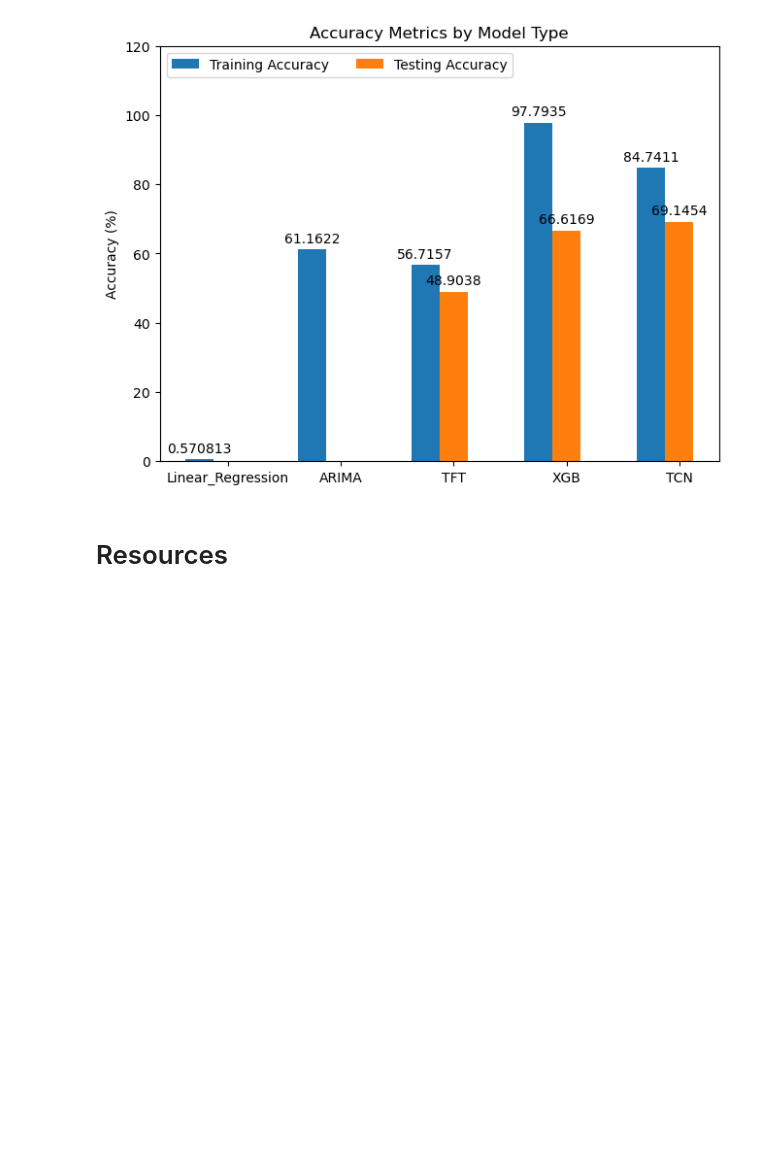
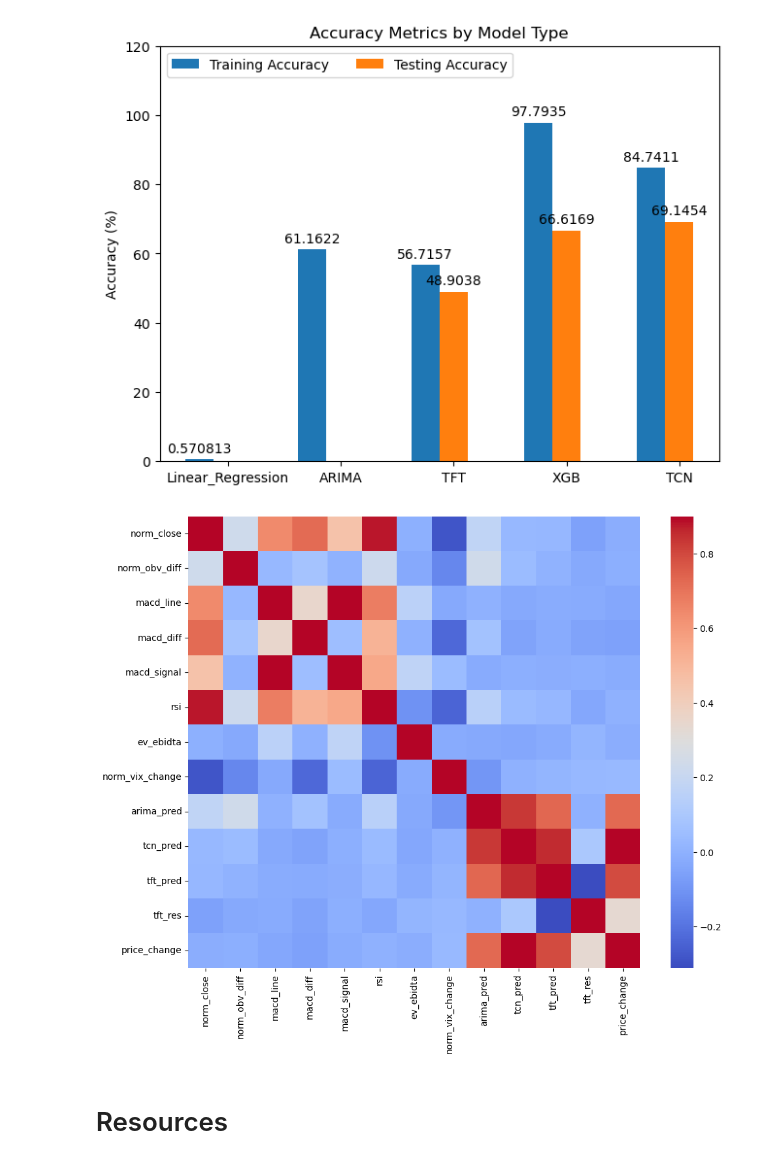
Before and after one commit to danCoder93/ENSF611-FinPrediction, a Jupyter notebook: src/FinPrediction.ipynb, the cells around one changed output. Saved outputs shown, nothing was run; the diff lists cells and outputs as text; code cells hidden in the pictures; blank space fills up the shorter version.

Commit message:
fix data problem

```diff
--- a/src/FinPrediction.ipynb
+++ b/src/FinPrediction.ipynb
@@ -809,12 +809,30 @@ ax.set_ylim(0,120)
 (0.0, 120.0)
 [figure]
 # %%
-# look at the correlation of columns with .corr()
-corrmat = data.corr()
+import matplotlib.pyplot as plt
+import seaborn as sns
+import pandas as pd
 
-# plot the correlations with sns.heatmap
-plt.subplots(figsize=(12,9))
-sns.heatmap(corrmat, vmax=0.9, square=True, cmap='coolwarm')
+data_path = '../data/'
+filenames = {'Base':data_path+'aapl_model_dataset.csv',
+             'ARIMA':data_path+'aapl_model_arima_dataset.csv',
+             'TFT':data_path+'aapl_model_tft_dataset.csv',
+             'TCN':data_path+'aapl_model_tcn_dataset.csv'}
+
+data = pd.read_csv(filenames['TFT'])
+data = data.drop(['date'],axis=1)
+
+def plot_correlation(data):
+    # look at the correlation of columns with .corr()
+    corrmat = data.corr()
+
+    # plot the correlations with sns.heatmap
+    plt.subplots(figsize=(12,9))
+    sns.heatmap(corrmat, vmax=0.9, square=True, cmap='coolwarm')
+
+plot_correlation(data)
+# %% [output]
+[figure, added]
 # %% [markdown]
 # Resources
 # %% [markdown]
```
Also changed, not shown: parts of 1 cell of this notebook.
